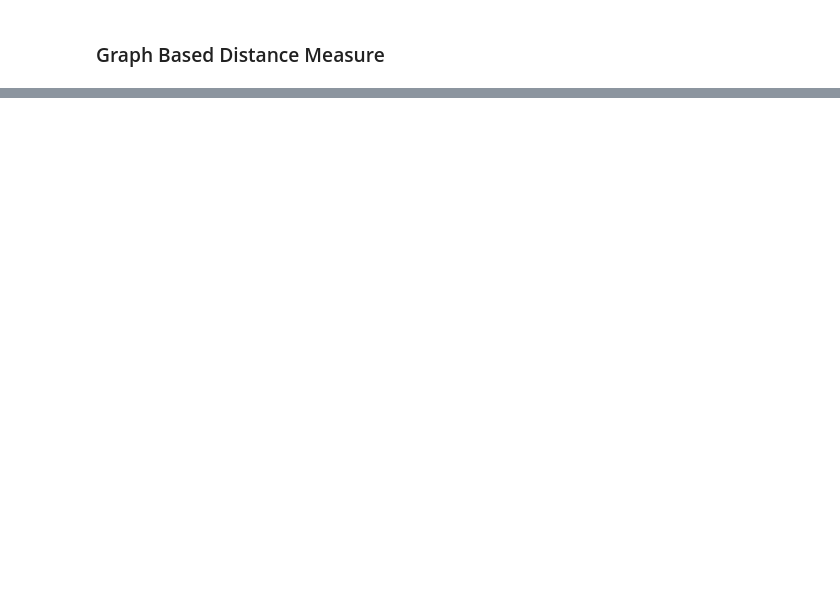
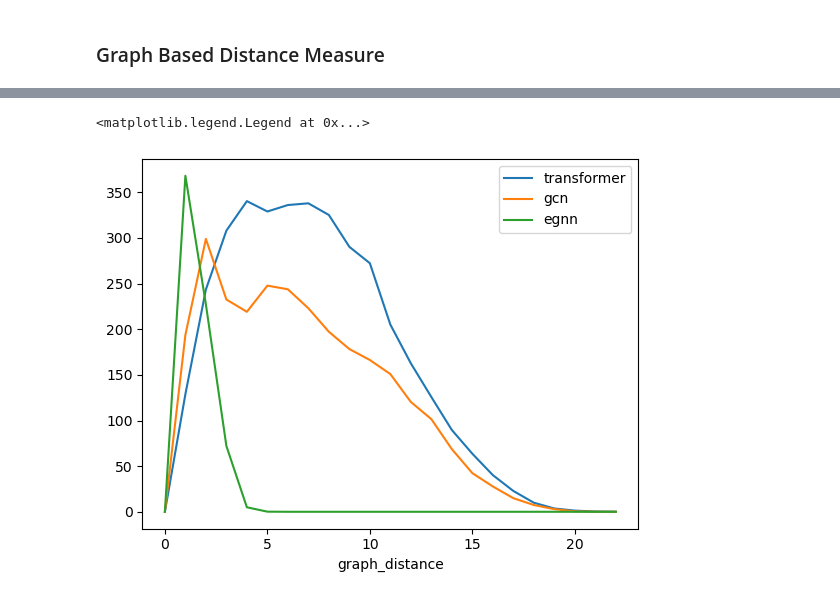
Before and after one commit to PalAvik/lrgb-uva-dl2-11, a Jupyter notebook: analysis/influence.ipynb, the cells around one changed output, grey strips where cells are left out. Saved outputs shown, nothing was run; the diff lists cells and outputs as text; code cells hidden in the pictures; blank space fills up the shorter version.

```diff
--- a/analysis/influence.ipynb
+++ b/analysis/influence.ipynb
@@ -110,0 +247,2 @@ KeyError: 'graph_distance'
+# %%
+influence_df_gcn = process_all_graphs('inf_scores_gcn.pkl', normalise=True)
@@ -110,0 +267,2 @@ KeyError: 'graph_distance'
+# %%
+influence_df_transformer = process_all_graphs('inf_scores_GT.pkl', normalise=True)
@@ -110,0 +287,2 @@ KeyError: 'graph_distance'
+# %%
+influence_df_egnn = process_all_graphs('inf_scores_egnn.pkl', normalise=True)
@@ -110,0 +334,15 @@ KeyError: 'graph_distance'
+# %%
+fig, ax = plt.subplots()
+per_distance_per_source_trans = influence_df_transformer.groupby(['graph_distance', 'source'])['influence_score'].sum()
+per_distance_per_source_trans.groupby('graph_distance').mean().plot(ax = ax, label='transformer')
+
+per_distance_per_source_gcn = influence_df_gcn.groupby(['graph_distance', 'source'])['influence_score'].sum()
+per_distance_per_source_gcn.groupby('graph_distance').mean().plot(ax=ax, label='gcn')
+
+per_distance_per_source_egnn = influence_df_egnn.groupby(['graph_distance', 'source'])['influence_score'].sum()
+per_distance_per_source_egnn.groupby('graph_distance').mean().plot(ax=ax, label='egnn')
+
+ax.legend()
+# %% [output]
+<matplotlib.legend.Legend at 0x...>
+[figure, added]
```
Also changed, not shown: parts of 21 cells of this notebook.
